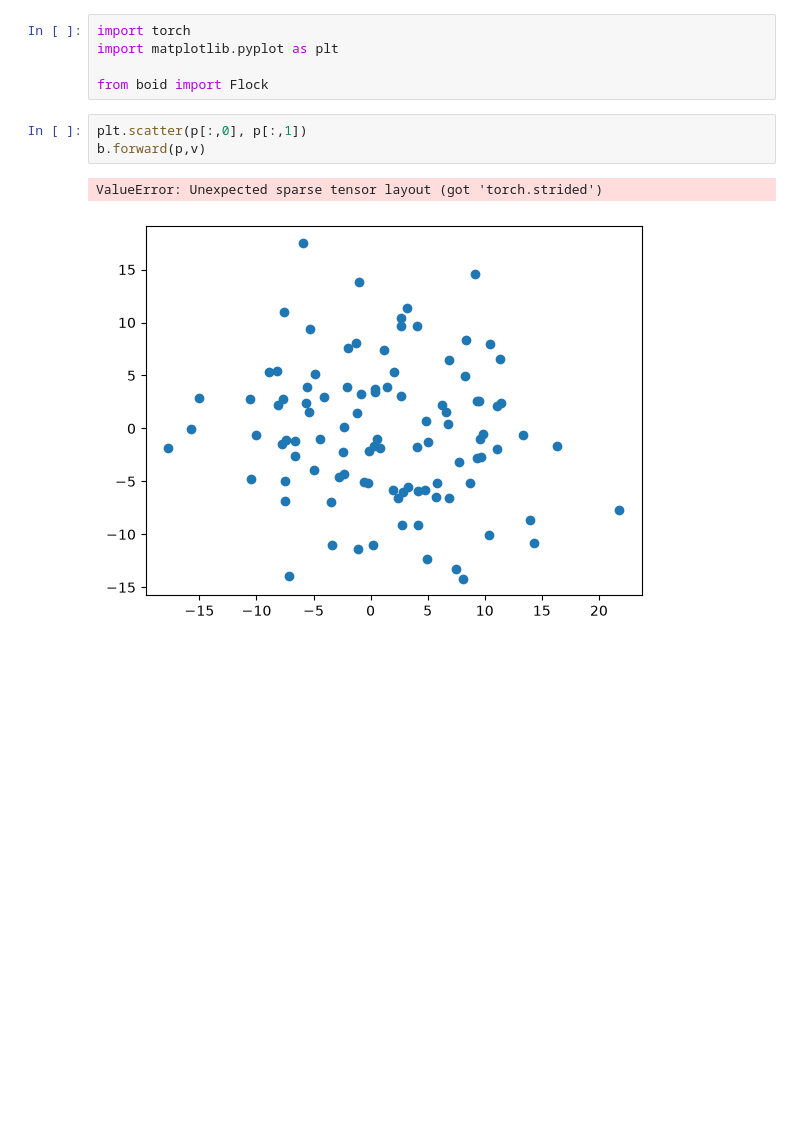
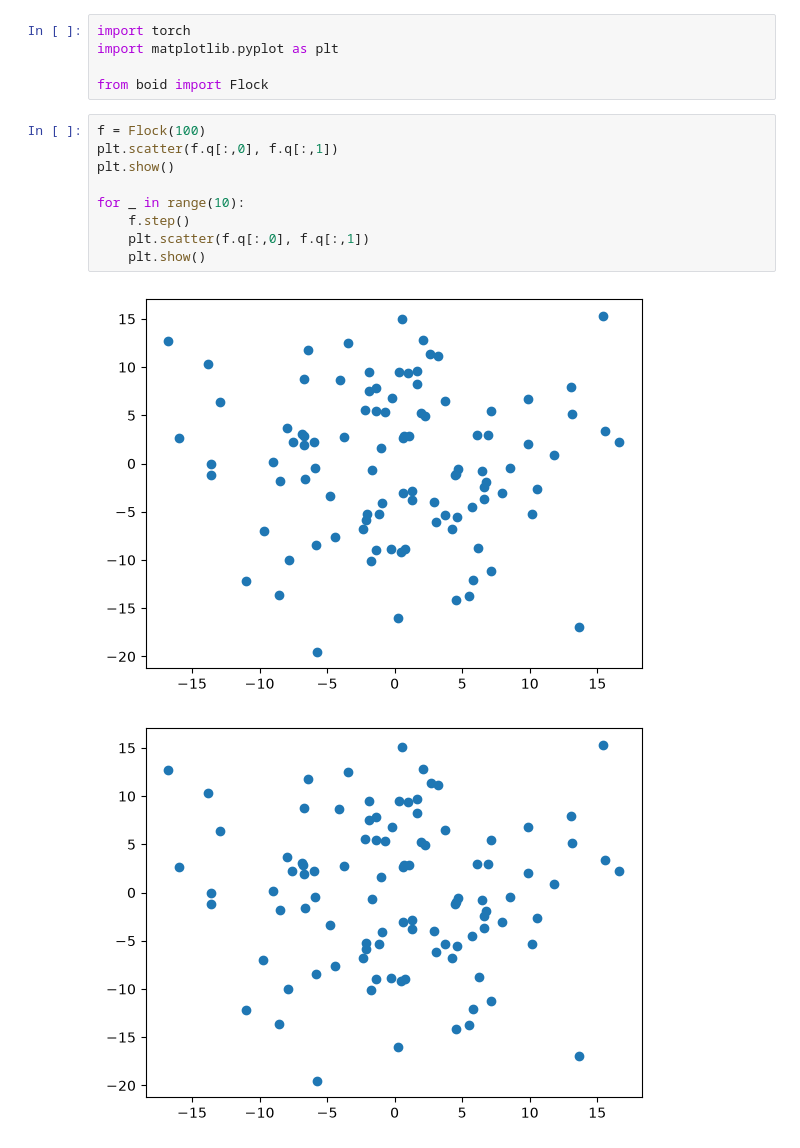
Before and after one commit to zazyzaya/InfoSwarm, a Jupyter notebook: viz.ipynb, the cells around one changed output. Saved outputs shown, nothing was run; the diff lists cells and outputs as text; blank space fills up the shorter version.

```diff
--- a/viz.ipynb
+++ b/viz.ipynb
@@ -4,8 +4,14 @@ import matplotlib.pyplot as plt
 
 from boid import Flock
 # %%
-plt.scatter(p[:,0], p[:,1])
-b.forward(p,v)
+f = Flock(100)
+plt.scatter(f.q[:,0], f.q[:,1])
+plt.show()
+
+for _ in range(10):
+    f.step()
+    plt.scatter(f.q[:,0], f.q[:,1])
+    plt.show()
 # %% [output]
-ValueError: Unexpected sparse tensor layout (got 'torch.strided')
-[figure, old version]
+[figure, new version]
+[figure, added]
```
Also changed, not shown: parts of 1 cell of this notebook, 1 other file.
